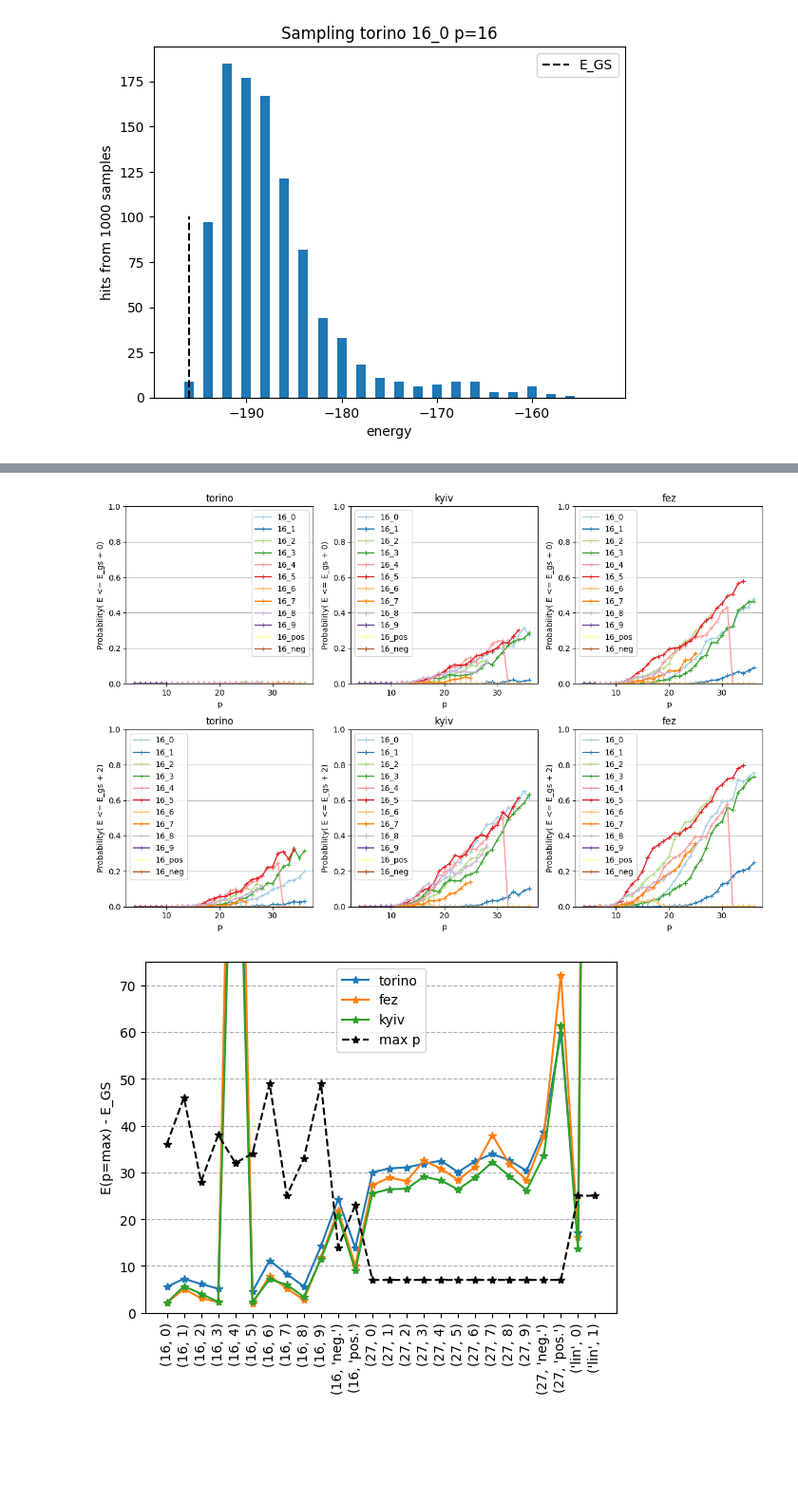
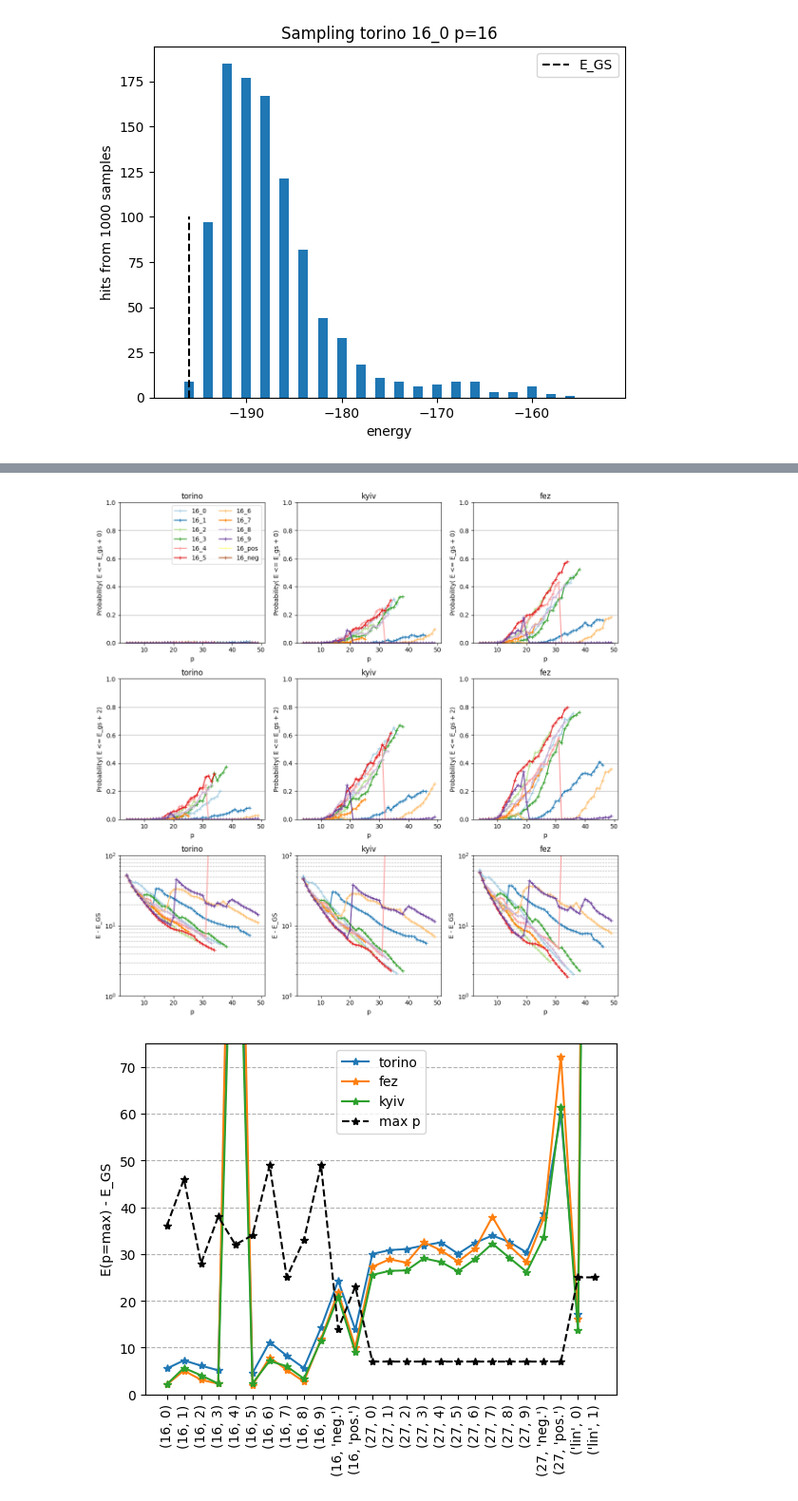
Before and after one commit to marekrams/hex, a Jupyter notebook: view_results.ipynb, the cells around one changed output, grey strips where cells are left out. Shown at 95% size. Saved outputs shown, nothing was run; the diff lists cells and outputs as text; code cells hidden in the pictures; blank space fills up the shorter version.

```diff
--- a/view_results.ipynb
+++ b/view_results.ipynb
@@ -252,12 +230,3 @@ print(np.min(ee))
 # %% [output]
 -196
 [figure]
-# %%
-which = 'torino' # 'kyiv' # 'fez' #
-xx = smpls[(which, 16, 2, 25, 32)]
-
-ind = xx["energies"] == gs[which]
-kk = np.array(xx['energies'])[ind]
-print(kk)
-ll = np.array(xx['probabilities'])[ind]
-print(ll)
@@ -316,23 +258,53 @@ def plot_probability_ax(ax, which, ang, les, color='b', dE = 0, deg={}):
     ax.set_ylabel(f'Probability( E <= E_gs + {dE})')
     ax.set_title(f"{which}")
     ax.set_ylim([0, 1])
-    ax.legend()
+# %%
+def plot_energy_ax(ax, which, ang, les, color='b', Dref=32):
+
+    ps = []
+    evs = []
+    try:
+        for p in range(4, 100):
+            ind = (which, ang, les, p)
+            ev1 = 0
+            for x in res[ind]:
+                if x['D'] == Dref and x['env'] == 'BP':
+                    ev1 = float(x['eng'])
+            evs.append(ev1)
+            ps.append(p)
+    except:
+        pass
+
+    evs = np.array(evs) - gs[which]
+    ax.semilogy(ps, evs, '-+', label=f"{ang}_{les}", color=color)
+    ax.grid(visible=True, which='major', linestyle='-', axis='y')
+    ax.grid(visible=True, which='minor', linestyle='--', axis='y')
+
+    ax.set_xlabel('p')
+    ax.set_ylabel(f'E - E_GS')
+    ax.set_title(f"{which}")
+    ax.set_ylim([1, 100])
+    # ax.legend(ncol=2)
 # %%
 deg = {}
 colors = [cm["Paired"](ii) for ii in range(12)]
 
-fig, axs = plt.subplots(2, 3)
-fig.set_size_inches(12, 8)
+fig, axs = plt.subplots(3, 3)
+fig.set_size_inches(12, 12)
 
 for ii, which in enumerate(['torino', 'kyiv', 'fez']):
     for jj, dE in enumerate([0, 2]):
         for p, c in zip([0,1,2,3,4,5,6,7,8,9,'pos', 'neg'], colors):
             plot_probability_ax(axs[jj, ii], which, 16, p, c, dE=dE)
 
+    for p, c in zip([0,1,2,3,4,5,6,7,8,9,'pos', 'neg'], colors):
+        plot_energy_ax(axs[2, ii], which, 16, p, c)
 
+
+axs[0, 0].legend(ncol=2)
 fig.tight_layout()
 # %% [output]
-[figure, old version]
+[figure, new version]
 # %%
 dd = {which: {} for which in gs}
 aa = {}
```
Also changed, not shown: parts of 7 cells of this notebook.
